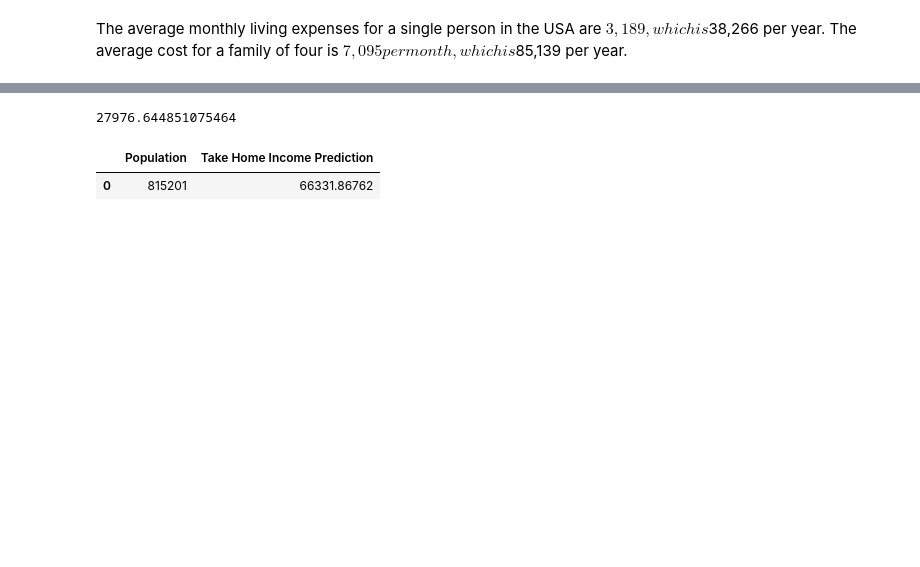
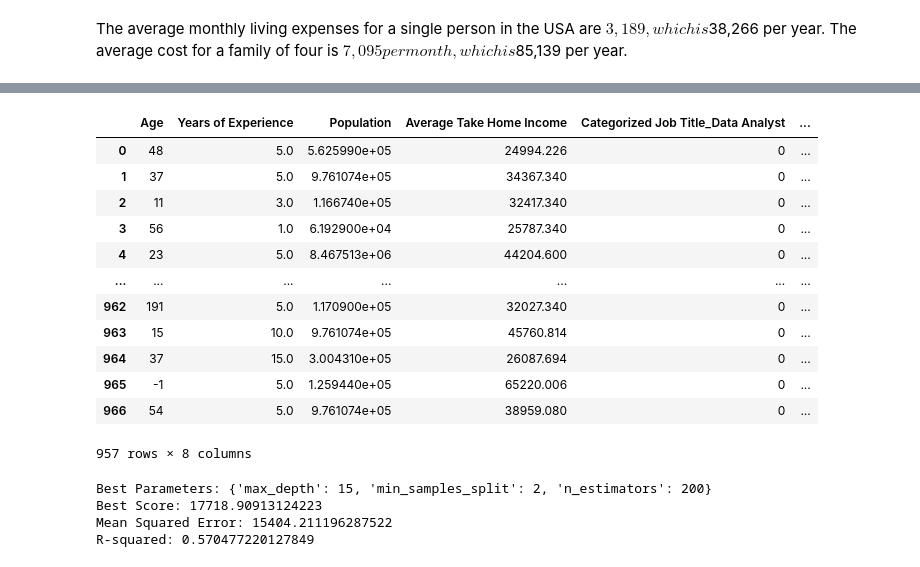
Before and after one commit to CcDenn/Predictive-Modeling-and-Visualizations, a Jupyter notebook: Salary and Living Cost Predictive Model.ipynb, the cells around one changed output, grey strips where cells are left out. Saved outputs shown, nothing was run; the diff lists cells and outputs as text; code cells hidden in the pictures; blank space fills up the shorter version.

```diff
--- a/Salary and Living Cost Predictive Model.ipynb
+++ b/Salary and Living Cost Predictive Model.ipynb
@@ -114,3 +209,21 @@ df5
+# %%
+df_average_income = df_average_income.drop(['Type of ownership','Industry','Sector'], axis=1)
+df_average_income = pd.get_dummies(df_average_income)
+df_average_income
+# %% [output]
+|  | Age | Years of Experience | Population | Average Take Home Income | Categorized Job Title_Data Analyst | ... |
+| 0 | 48 | 5.0 | 5.625990e+05 | 24994.226 | 0 | ... |
+| 1 | 37 | 5.0 | 9.761074e+05 | 34367.340 | 0 | ... |
+| 2 | 11 | 3.0 | 1.166740e+05 | 32417.340 | 0 | ... |
+| 3 | 56 | 1.0 | 6.192900e+04 | 25787.340 | 0 | ... |
+| 4 | 23 | 5.0 | 8.467513e+06 | 44204.600 | 0 | ... |
+| ... | ... | ... | ... | ... | ... | ... |
+| 962 | 191 | 5.0 | 1.170900e+05 | 32027.340 | 0 | ... |
+| 963 | 15 | 10.0 | 9.761074e+05 | 45760.814 | 0 | ... |
+| 964 | 37 | 15.0 | 3.004310e+05 | 26087.694 | 0 | ... |
+| 965 | -1 | 5.0 | 1.259440e+05 | 65220.006 | 0 | ... |
+| 966 | 54 | 5.0 | 9.761074e+05 | 38959.080 | 0 | ... |
+957 rows × 8 columns
 # %%
 
 from sklearn.linear_model import LinearRegression
@@ -119,41 +232,38 @@ from sklearn.model_selection import train_test_split
 from sklearn.ensemble import RandomForestClassifier
 from sklearn.metrics import mean_squared_error
 from sklearn.ensemble import RandomForestRegressor
+from sklearn.model_selection import GridSearchCV
 #model = RandomForestClassifier()
-model =LinearRegression()
-#model = RandomForestRegressor()
+#model = LinearRegression()
+model = RandomForestRegressor(n_estimators=200, max_depth=15, min_samples_split=2)
 
-y=np.array(df5['Take Home Income']).reshape(-1,1)
-x=np.array(df5.drop(columns={"Take Home Income"}))
+y=np.array(df_average_income['Average Take Home Income']).reshape(-1,1)
+x=np.array(df_average_income.drop(columns={"Average Take Home Income"}))
+xtrain, xtest, ytrain, ytest = train_test_split(x, y)
+param_grid = {
+    'n_estimators': [100, 200, 300],
+    'max_depth': [5, 10, 15],
+    'min_samples_split': [2, 5, 10]
+}
 
-xtrain, xtest, ytrain, ytest = train_test_split(x, y)
+rf = RandomForestRegressor()
+grid_search = GridSearchCV(rf, param_grid, cv=5, n_jobs=-1, scoring='neg_mean_squared_error')
+
+grid_search.fit(xtrain, ytrain.ravel())
+
+print("Best Parameters:", grid_search.best_params_)
+print("Best Score:", np.sqrt(-grid_search.best_score_))
+
+
+
 model.fit(xtrain, ytrain.ravel())
 pred=model.predict(xtest)
-print(mean_squared_error(pred, ytest, squared=False))
+print("Mean Squared Error:",mean_squared_error(pred, ytest, squared=False))
+from sklearn.metrics import r2_score
+r_squared = r2_score(ytest, pred)
+print("R-squared:", r_squared)
 # %% [output]
-27976.644851075464
+Best Parameters: {'max_depth': 15, 'min_samples_split': 2, 'n_estimators': 200}
+Best Score: 17718.90913124223
+Mean Squared Error: 15404.211196287522
+R-squared: 0.570477220127849
-# %%
-import warnings
-warnings.filterwarnings("ignore")
-
-location_name = 'San Francisco'
-data= {
-          'Population':[df2.loc[df2['Location']==location_name]['Population'].item()]
-          }
-user_df = pd.DataFrame(data)
-
-
-user_df['Data Analyst'] = 0
-user_df['Data Engineer'] = 0
-user_df['Data Scientist'] = 1
-user_df['Other'] = 0
-
-user_data = user_df['Population'].values.reshape(-1, 1)
-
-variable= model.predict(user_df)
-
-user_df['Take Home Income Prediction']=variable
-user_df[['Population','Take Home Income Prediction']]
-# %% [output]
-|  | Population | Take Home Income Prediction |
-| 0 | 815201 | 66331.86762 |
```
Also changed, not shown: parts of 11 cells of this notebook, 3 other files.
